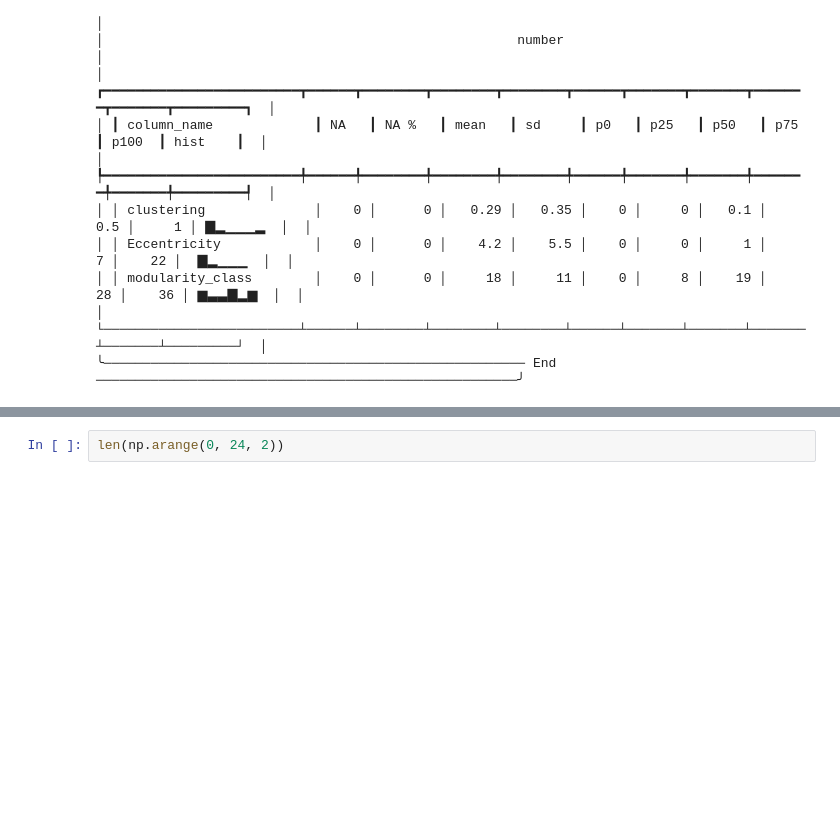
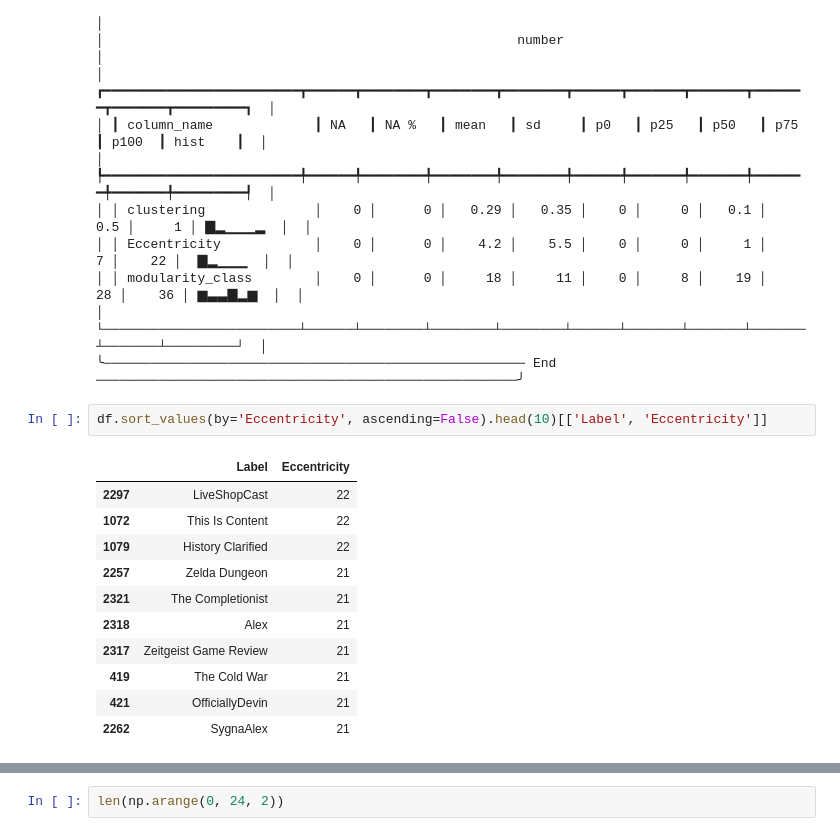
Before and after one commit to alexisfilippakopoulos/Social-Network-Analysis, a Jupyter notebook: data_wrangling.ipynb, the cells around one changed output, grey strips where cells are left out. Drawn from its saved outputs; the diff is of its cells as text; blank space fills up the shorter version.

```diff
--- a/data_wrangling.ipynb
+++ b/data_wrangling.ipynb
@@ -547,3 +555,17 @@ skim(df[['clustering', 'Eccentricity', 'modularity_class']])
 │ │ modularity_class        │    0 │      0 │     18 │     11 │    0 │     8 │    19 │    28 │    36 │ ▆▃▃▇▂▆  │  │
 │ └─────────────────────────┴──────┴────────┴────────┴────────┴──────┴───────┴───────┴───────┴───────┴─────────┘  │
 ╰────────────────────────────────────────────────────── End ──────────────────────────────────────────────────────╯
+# %%
+df.sort_values(by='Eccentricity', ascending=False).head(10)[['Label', 'Eccentricity']]
+# %% [output]
+|  | Label | Eccentricity |
+| 2297 | LiveShopCast | 22 |
+| 1072 | This Is Content | 22 |
+| 1079 | History Clarified | 22 |
+| 2257 | Zelda Dungeon | 21 |
+| 2321 | The Completionist | 21 |
+| 2318 | Alex | 21 |
+| 2317 | Zeitgeist Game Review | 21 |
+| 419 | The Cold War | 21 |
+| 421 | OfficiallyDevin | 21 |
+| 2262 | SygnaAlex | 21 |
```
Also changed, not shown: parts of 35 cells of this notebook, 12 other files.
